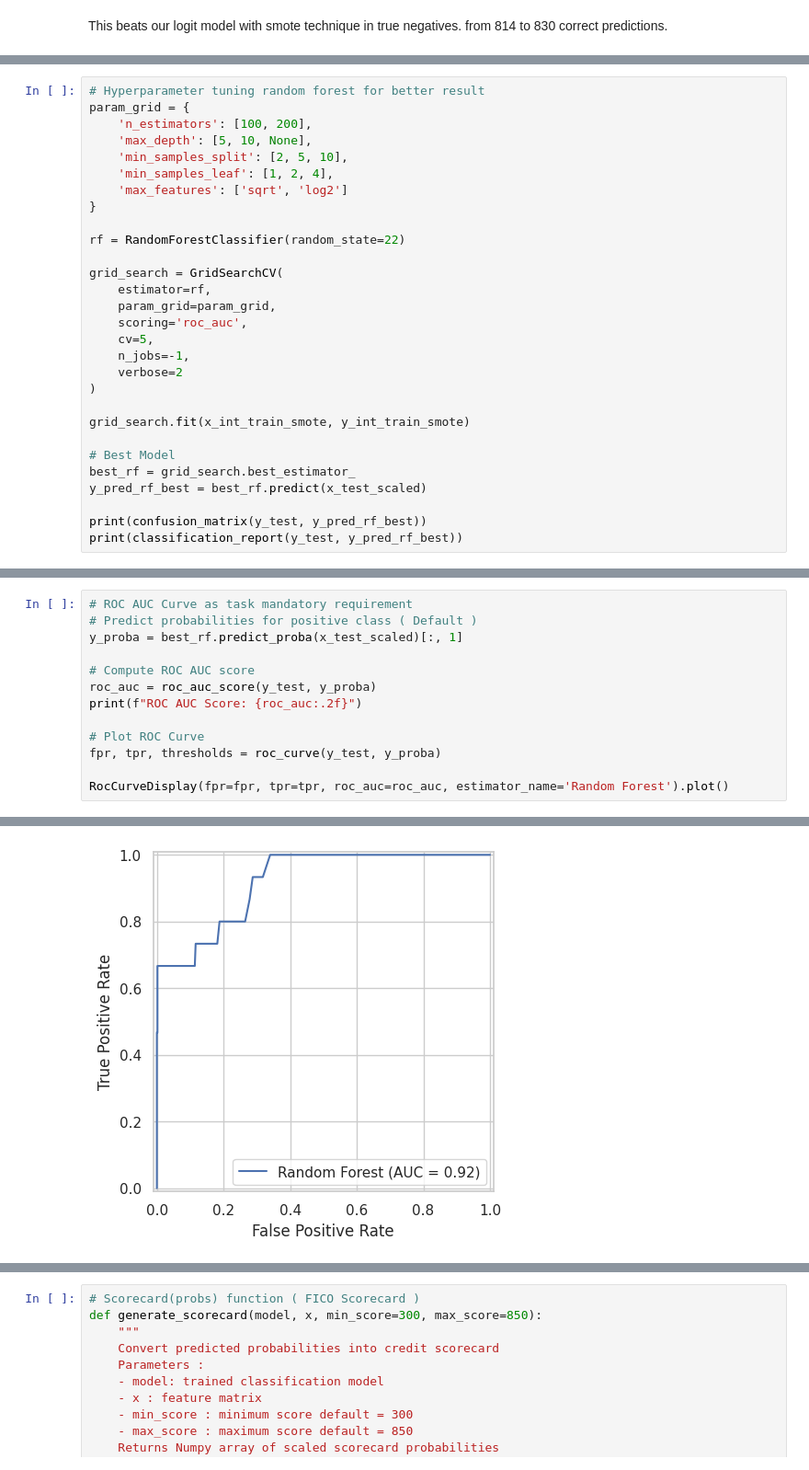
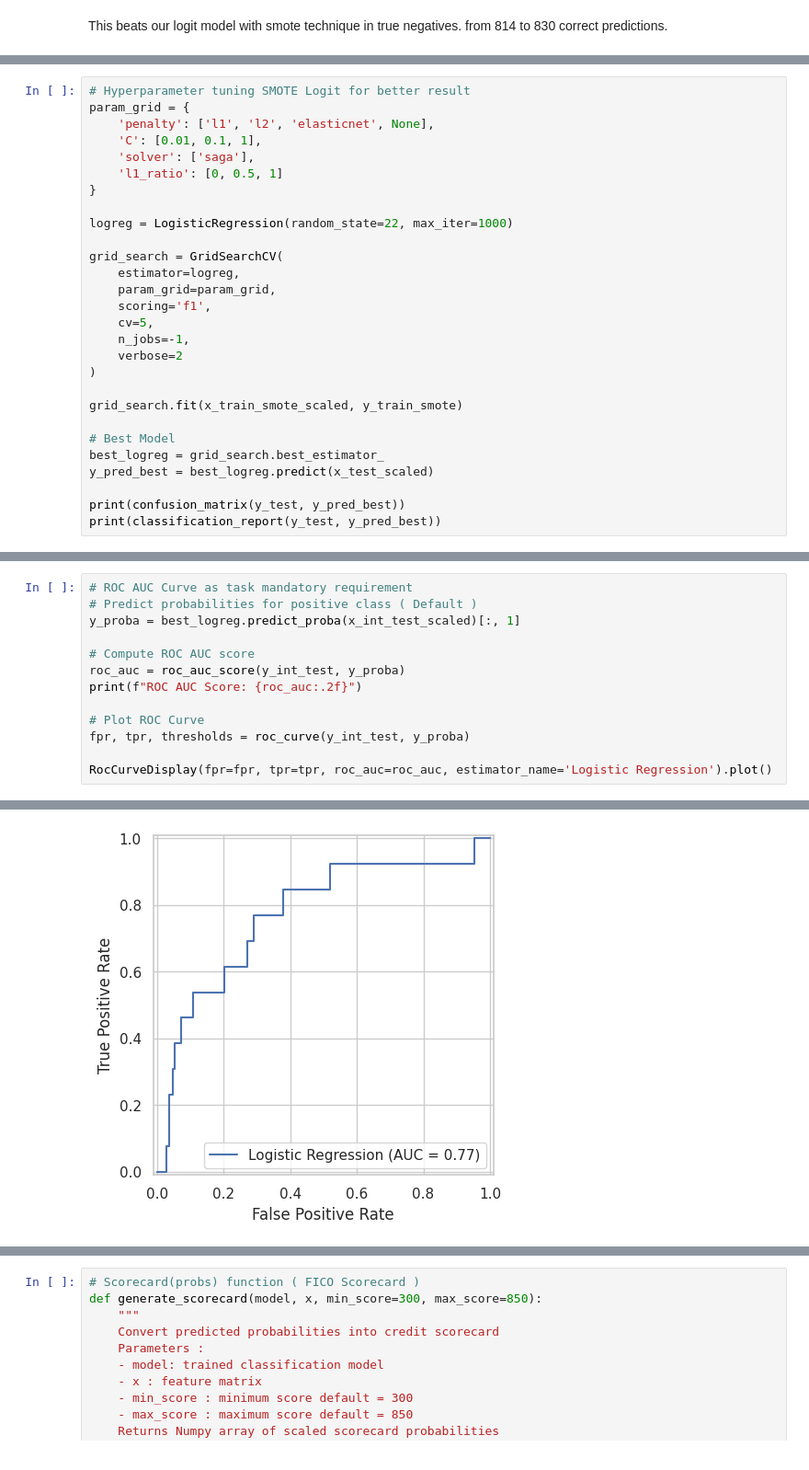
Before and after one commit to Alfredo2212/Talentport, a Jupyter notebook: notebooks/B_modeling.ipynb, the cells around one changed output, grey strips where cells are left out. Shown at 92% size. Drawn from its saved outputs; the diff is of its cells as text.

```diff
--- a/notebooks/B_modeling.ipynb
+++ b/notebooks/B_modeling.ipynb
@@ -380,30 +413,29 @@ Random Forest has the best result overall. Achieving .67 recall and .50 F1 score
 # %%
-# Hyperparameter tuning random forest for better result
+# Hyperparameter tuning SMOTE Logit for better result
 param_grid = {
-    'n_estimators': [100, 200],
-    'max_depth': [5, 10, None],
-    'min_samples_split': [2, 5, 10],
-    'min_samples_leaf': [1, 2, 4],
-    'max_features': ['sqrt', 'log2']
+    'penalty': ['l1', 'l2', 'elasticnet', None],
+    'C': [0.01, 0.1, 1],
+    'solver': ['saga'],
+    'l1_ratio': [0, 0.5, 1]
 }
 
-rf = RandomForestClassifier(random_state=22)
+logreg = LogisticRegression(random_state=22, max_iter=1000)
 
 grid_search = GridSearchCV(
-    estimator=rf,
+    estimator=logreg,
     param_grid=param_grid,
-    scoring='roc_auc',
+    scoring='f1',
     cv=5,
     n_jobs=-1,
     verbose=2
 )
 
-grid_search.fit(x_int_train_smote, y_int_train_smote)
+grid_search.fit(x_train_smote_scaled, y_train_smote)
 
 # Best Model
-best_rf = grid_search.best_estimator_
-y_pred_rf_best = best_rf.predict(x_test_scaled)
+best_logreg = grid_search.best_estimator_
+y_pred_best = best_logreg.predict(x_test_scaled)
 
-print(confusion_matrix(y_test, y_pred_rf_best))
-print(classification_report(y_test, y_pred_rf_best))
+print(confusion_matrix(y_test, y_pred_best))
+print(classification_report(y_test, y_pred_best))
 # %% [output]
@@ -441,14 +473,14 @@ plt.show()
 # %%
 # ROC AUC Curve as task mandatory requirement
 # Predict probabilities for positive class ( Default )
-y_proba = best_rf.predict_proba(x_test_scaled)[:, 1]
+y_proba = best_logreg.predict_proba(x_int_test_scaled)[:, 1]
 
 # Compute ROC AUC score
-roc_auc = roc_auc_score(y_test, y_proba)
+roc_auc = roc_auc_score(y_int_test, y_proba)
 print(f"ROC AUC Score: {roc_auc:.2f}")
 
 # Plot ROC Curve
-fpr, tpr, thresholds = roc_curve(y_test, y_proba)
+fpr, tpr, thresholds = roc_curve(y_int_test, y_proba)
 
-RocCurveDisplay(fpr=fpr, tpr=tpr, roc_auc=roc_auc, estimator_name='Random Forest').plot()
+RocCurveDisplay(fpr=fpr, tpr=tpr, roc_auc=roc_auc, estimator_name='Logistic Regression').plot()
 # %% [output]
@@ -456,3 +488,3 @@ ROC AUC Score: 0.92
 <sklearn.metrics._plot.roc_curve.RocCurveDisplay at 0x...>
-[figure, old version]
+[figure, new version]
 # %% [markdown]
```
Also changed, not shown: parts of 12 cells of this notebook.
